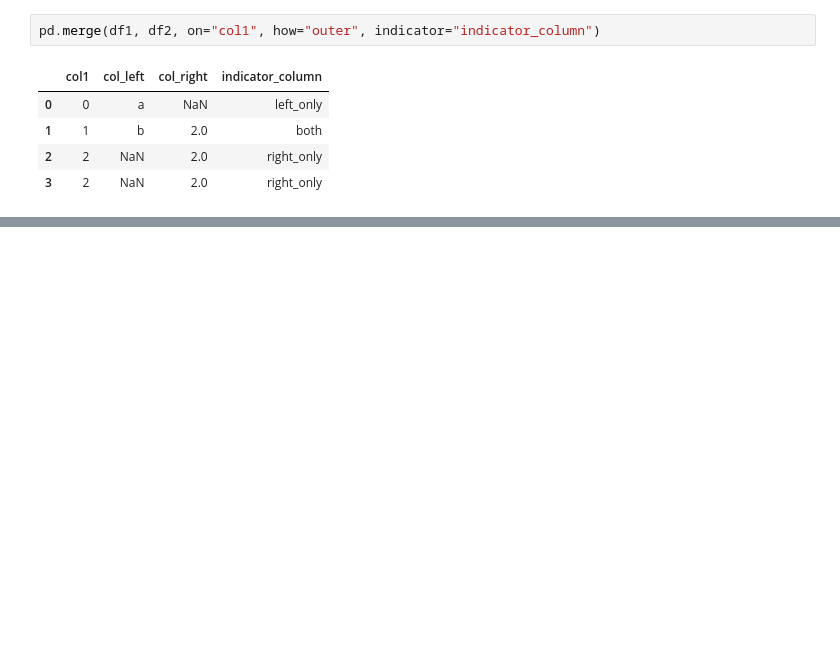
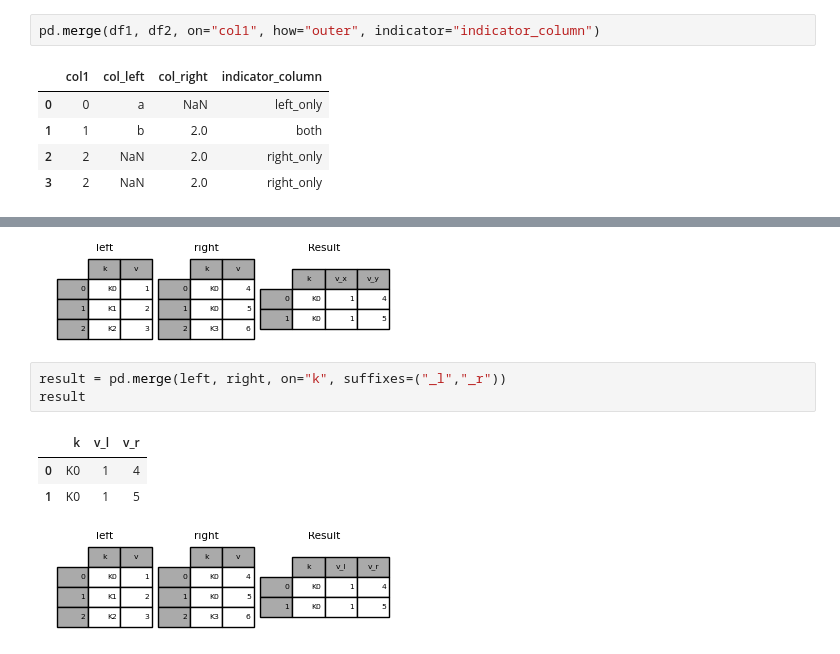
Before and after one commit to SiddheshDaphane/Data-Analysis-in-Python, a Jupyter notebook: Everything-about-Numpy-and-Pandas/Basic_to_advance_pandas.ipynb, the cells around one changed output, grey strips where cells are left out. Drawn from its saved outputs; the diff is of its cells as text; blank space fills up the shorter version.

```diff
--- a/Everything-about-Numpy-and-Pandas/Basic_to_advance_pandas.ipynb
+++ b/Everything-about-Numpy-and-Pandas/Basic_to_advance_pandas.ipynb
@@ -2388,0 +2413,11 @@ pd.merge(df1, df2, on="col1", how="outer", indicator="indicator_column")
+# %% [markdown]
+![image.png](attachment:image.png)
+# %%
+result = pd.merge(left, right, on="k", suffixes=("_l","_r"))
+result
+# %% [output]
+|  | k | v_l | v_r |
+| 0 | K0 | 1 | 4 |
+| 1 | K0 | 1 | 5 |
+# %% [markdown]
+![image.png](attachment:image.png)
```
Also changed, not shown: parts of 5 cells of this notebook.
